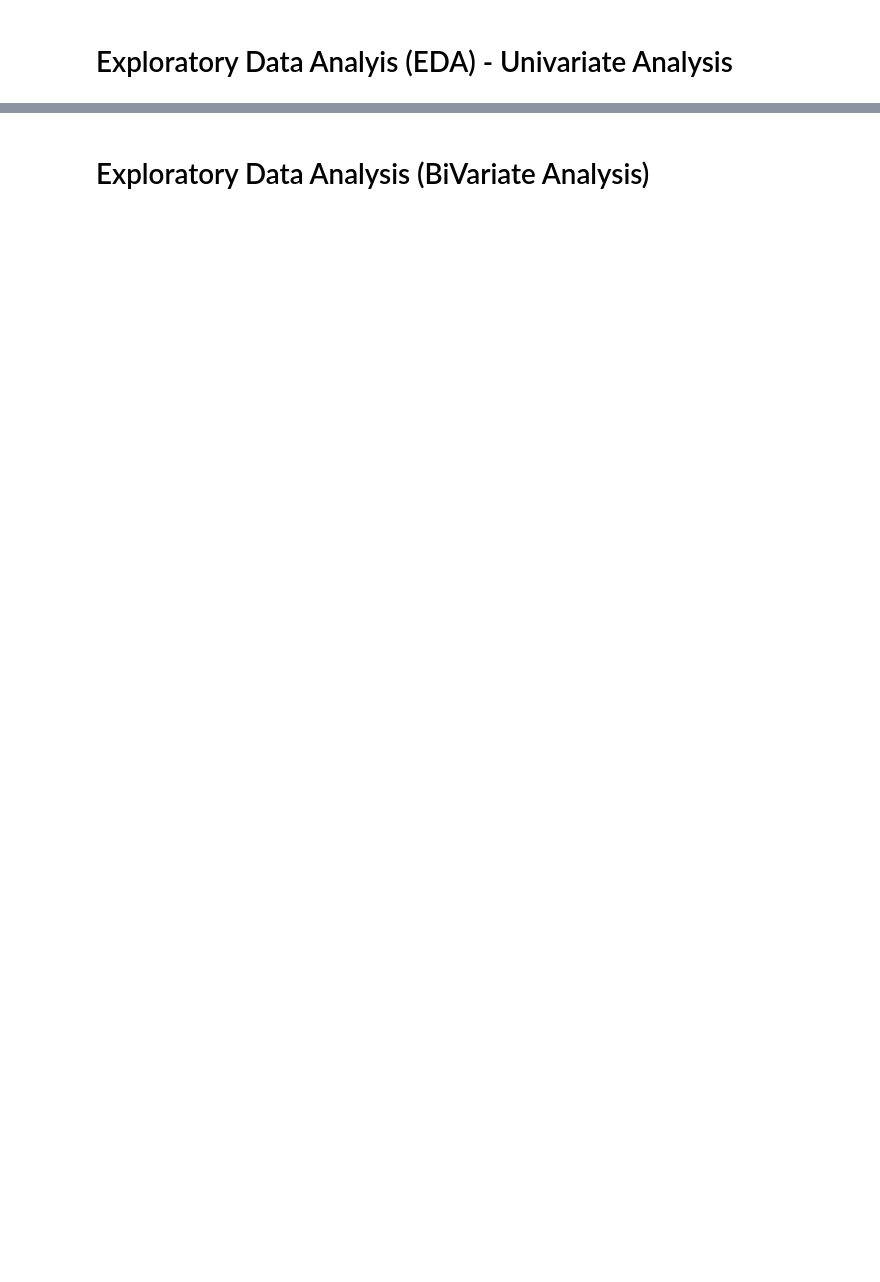
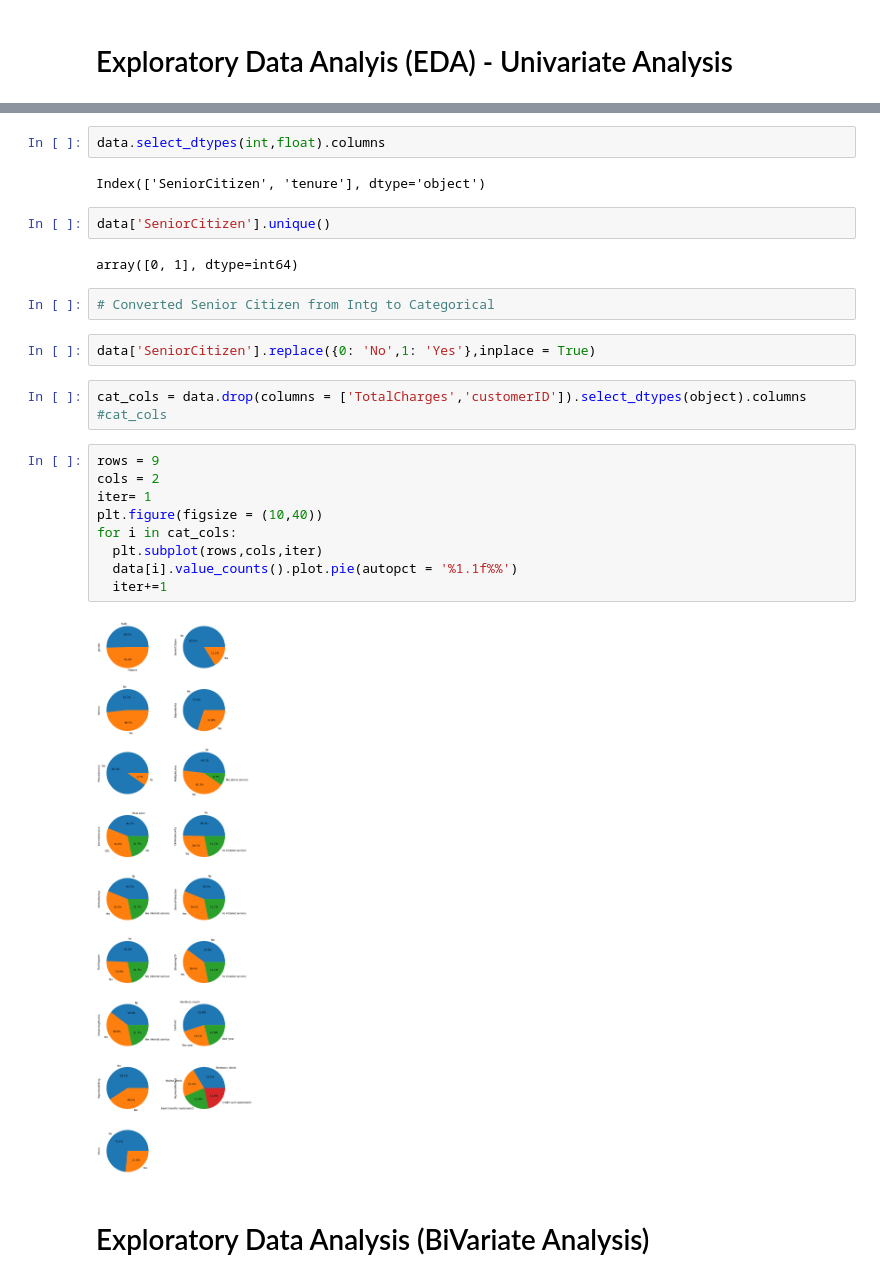
Before and after one commit to Janani-Jayavel/Churn-Prediction, a Jupyter notebook: Customer_Churn_Prediction.ipynb, the cells around one changed output, grey strips where cells are left out. Drawn from its saved outputs; the diff is of its cells as text; blank space fills up the shorter version.

```diff
--- a/Customer_Churn_Prediction.ipynb
+++ b/Customer_Churn_Prediction.ipynb
@@ -139,2 +44,28 @@ data['Churn'].value_counts().plot.pie(autopct = '%1.1f%%')
+# %%
+data.select_dtypes(int,float).columns
+# %% [output]
+Index(['SeniorCitizen', 'tenure'], dtype='object')
+# %%
+data['SeniorCitizen'].unique()
+# %% [output]
+array([0, 1], dtype=int64)
+# %%
+# Converted Senior Citizen from Intg to Categorical
+# %%
+data['SeniorCitizen'].replace({0: 'No',1: 'Yes'},inplace = True)
+# %%
+cat_cols = data.drop(columns = ['TotalCharges','customerID']).select_dtypes(object).columns
+#cat_cols
+# %%
+rows = 9
+cols = 2
+iter= 1
+plt.figure(figsize = (10,40))
+for i in cat_cols:
+  plt.subplot(rows,cols,iter)
+  data[i].value_counts().plot.pie(autopct = '%1.1f%%')
+  iter+=1
+# %% [output]
+[figure, added]
 # %% [markdown]
 # Exploratory Data Analysis (BiVariate Analysis)
```
Also changed, not shown: parts of 66 cells of this notebook.
